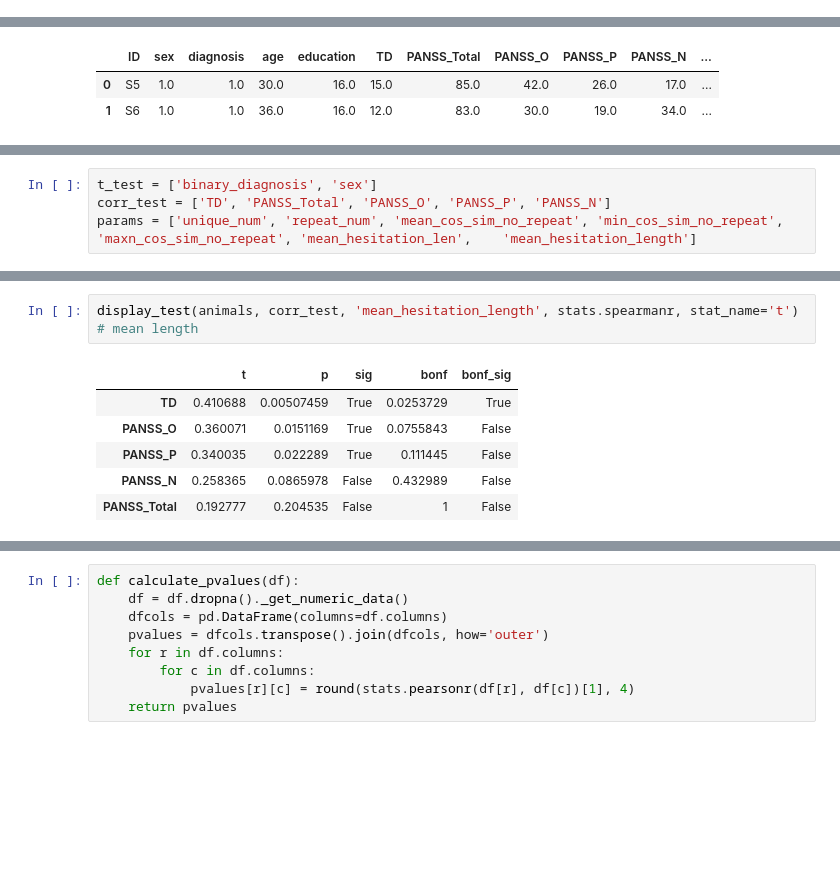
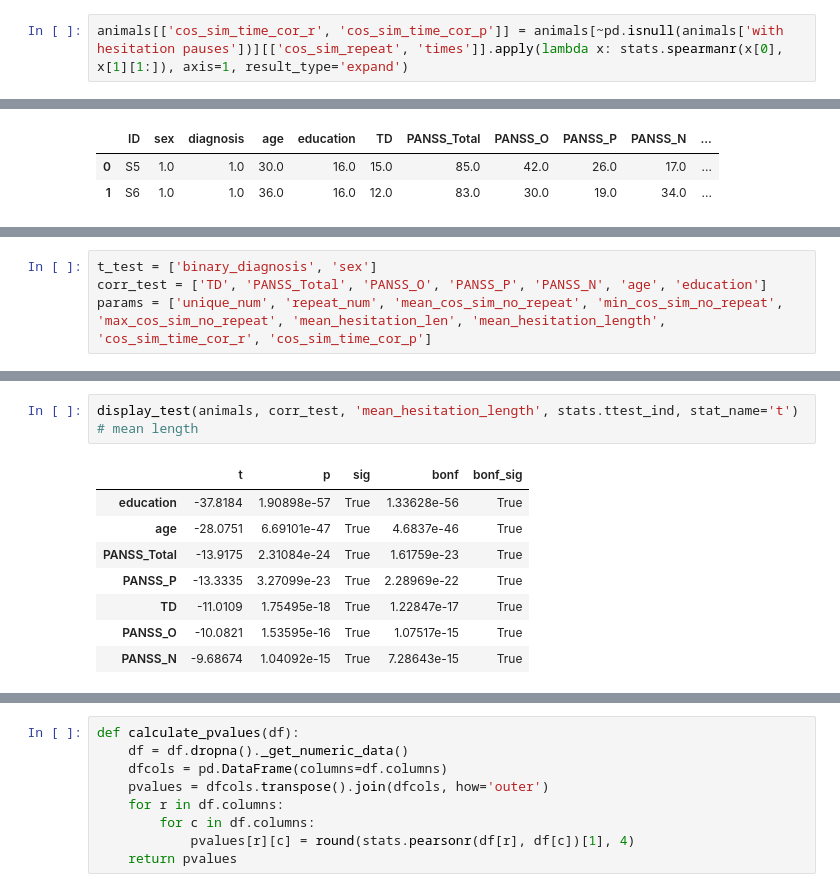
Before and after one commit to flying-bear/verbal_fluency, a Jupyter notebook: verbal_fluency.ipynb, the cells around one changed output, grey strips where cells are left out. Drawn from its saved outputs; the diff is of its cells as text; blank space fills up the shorter version.

```diff
--- a/verbal_fluency.ipynb
+++ b/verbal_fluency.ipynb
@@ -191 +213,3 @@ animals['max_cos_sim_no_repeat'] = animals['cos_sim_no_repeat'].apply(np.max)
+# %%
+animals[['cos_sim_time_cor_r', 'cos_sim_time_cor_p']] = animals[~pd.isnull(animals['with hesitation pauses'])][['cos_sim_repeat', 'times']].apply(lambda x: stats.spearmanr(x[0], x[1][1:]), axis=1, result_type='expand')
 # %% [markdown]
@@ -232,5 +256,5 @@ animals.head(2)
 # %%
 t_test = ['binary_diagnosis', 'sex']
-corr_test = ['TD', 'PANSS_Total', 'PANSS_O', 'PANSS_P', 'PANSS_N']
-params = ['unique_num', 'repeat_num', 'mean_cos_sim_no_repeat', 'min_cos_sim_no_repeat', 'maxn_cos_sim_no_repeat', 'mean_hesitation_len',	'mean_hesitation_length']
+corr_test = ['TD', 'PANSS_Total', 'PANSS_O', 'PANSS_P', 'PANSS_N', 'age', 'education']
+params = ['unique_num', 'repeat_num', 'mean_cos_sim_no_repeat', 'min_cos_sim_no_repeat', 'max_cos_sim_no_repeat', 'mean_hesitation_len',	'mean_hesitation_length', 'cos_sim_time_cor_r', 'cos_sim_time_cor_p']
 # %%
@@ -291,10 +327,12 @@ display_test(animals, corr_test, 'mean_hesitation_len', stats.spearmanr, stat_na
 # %%
-display_test(animals, corr_test, 'mean_hesitation_length', stats.spearmanr, stat_name='t')
+display_test(animals, corr_test, 'mean_hesitation_length', stats.ttest_ind, stat_name='t')
 # mean length
 # %% [output]
 |  | t | p | sig | bonf | bonf_sig |
-| TD | 0.410688 | 0.00507459 | True | 0.0253729 | True |
-| PANSS_O | 0.360071 | 0.0151169 | True | 0.0755843 | False |
-| PANSS_P | 0.340035 | 0.022289 | True | 0.111445 | False |
-| PANSS_N | 0.258365 | 0.0865978 | False | 0.432989 | False |
-| PANSS_Total | 0.192777 | 0.204535 | False | 1 | False |
+| education | -37.8184 | 1.90898e-57 | True | 1.33628e-56 | True |
+| age | -28.0751 | 6.69101e-47 | True | 4.6837e-46 | True |
+| PANSS_Total | -13.9175 | 2.31084e-24 | True | 1.61759e-23 | True |
+| PANSS_P | -13.3335 | 3.27099e-23 | True | 2.28969e-22 | True |
+| TD | -11.0109 | 1.75495e-18 | True | 1.22847e-17 | True |
+| PANSS_O | -10.0821 | 1.53595e-16 | True | 1.07517e-15 | True |
+| PANSS_N | -9.68674 | 1.04092e-15 | True | 7.28643e-15 | True |
```
Also changed, not shown: parts of 15 cells of this notebook.
